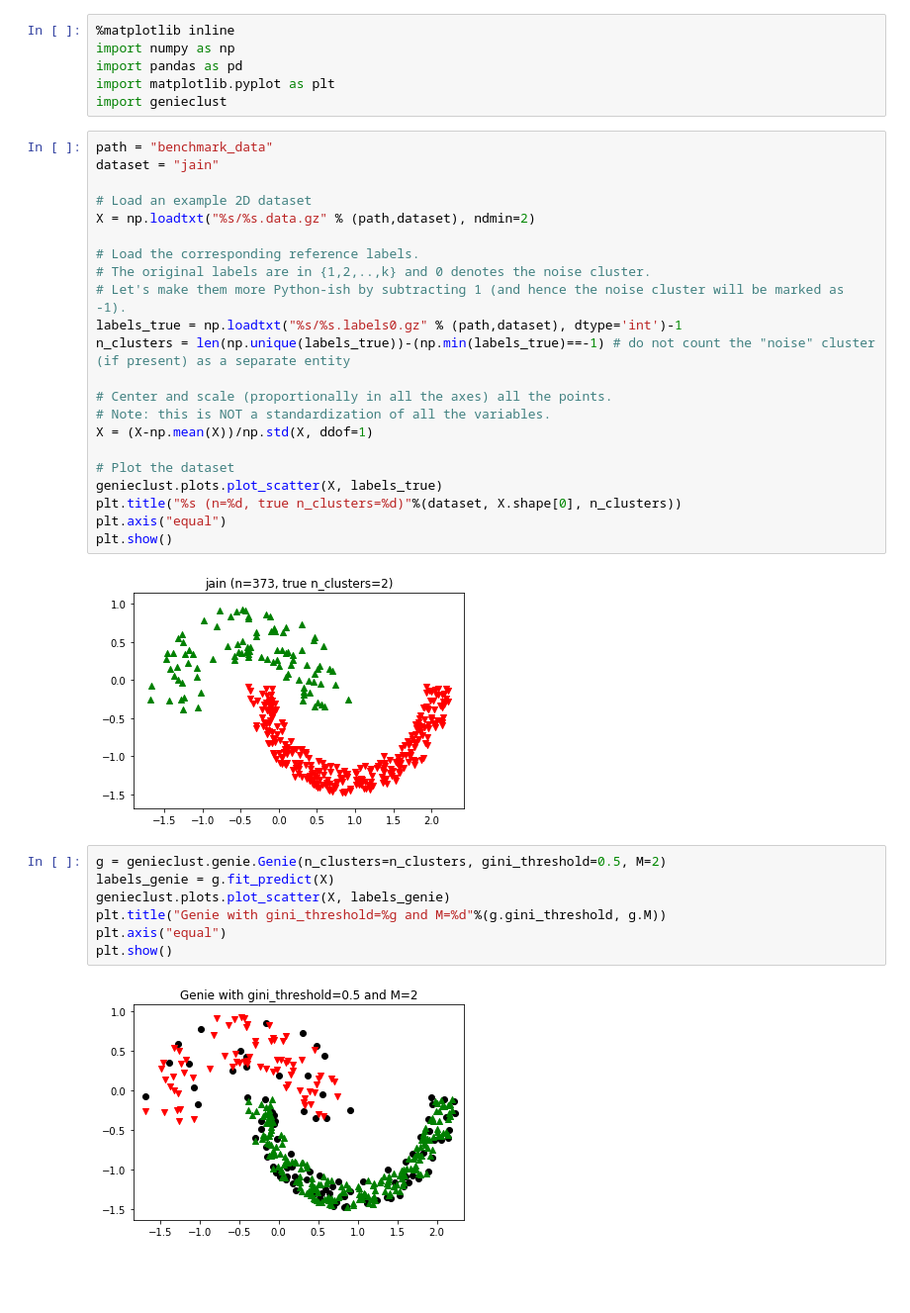
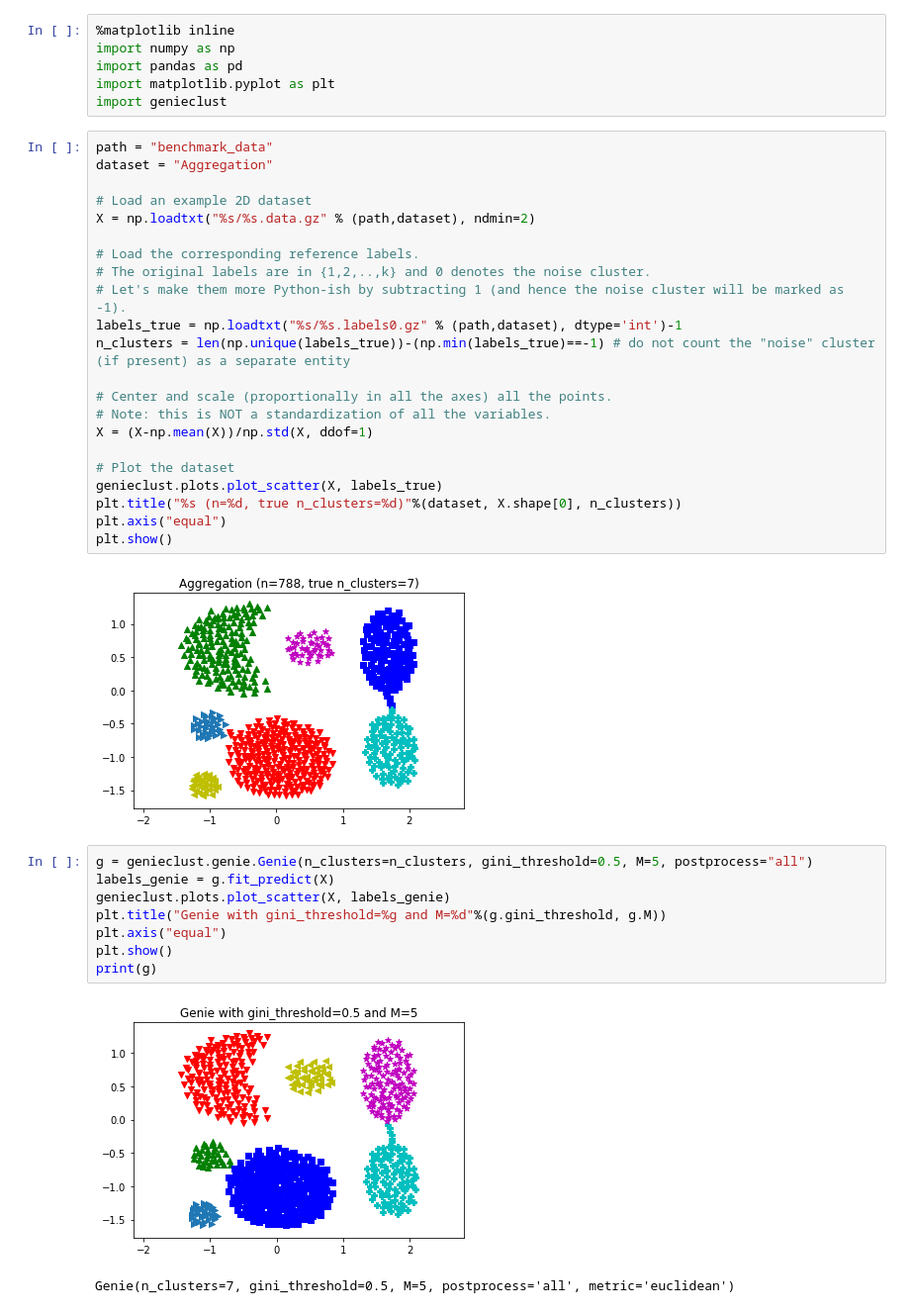
Before and after one commit to gagolews/genieclust, a Jupyter notebook: example_genie_hdbscan.ipynb, the cells around one changed output. Shown: that part at 99% size. Drawn from its saved outputs; the diff is of its cells as text; blank space fills up the shorter version.

Commit message:
add postprocess param to Genie()

```diff
--- a/example_genie_hdbscan.ipynb
+++ b/example_genie_hdbscan.ipynb
@@ -25,7 +21,7 @@ import matplotlib.pyplot as plt
 import genieclust
 # %%
 path = "benchmark_data"
-dataset = "jain"
+dataset = "Aggregation"
 
 # Load an example 2D dataset
 X = np.loadtxt("%s/%s.data.gz" % (path,dataset), ndmin=2)
@@ -46,13 +42,15 @@ plt.title("%s (n=%d, true n_clusters=%d)"%(dataset, X.shape[0], n_clusters))
 plt.axis("equal")
 plt.show()
 # %% [output]
-[figure, old version]
+[figure, new version]
 # %%
-g = genieclust.genie.Genie(n_clusters=n_clusters, gini_threshold=0.5, M=2)
+g = genieclust.genie.Genie(n_clusters=n_clusters, gini_threshold=0.5, M=5, postprocess="all")
 labels_genie = g.fit_predict(X)
 genieclust.plots.plot_scatter(X, labels_genie)
 plt.title("Genie with gini_threshold=%g and M=%d"%(g.gini_threshold, g.M))
 plt.axis("equal")
 plt.show()
+print(g)
 # %% [output]
-[figure, old version]
+[figure, new version]
+Genie(n_clusters=7, gini_threshold=0.5, M=5, postprocess='all', metric='euclidean')
```
Also changed, not shown: parts of 4 cells of this notebook, 11 other files.
